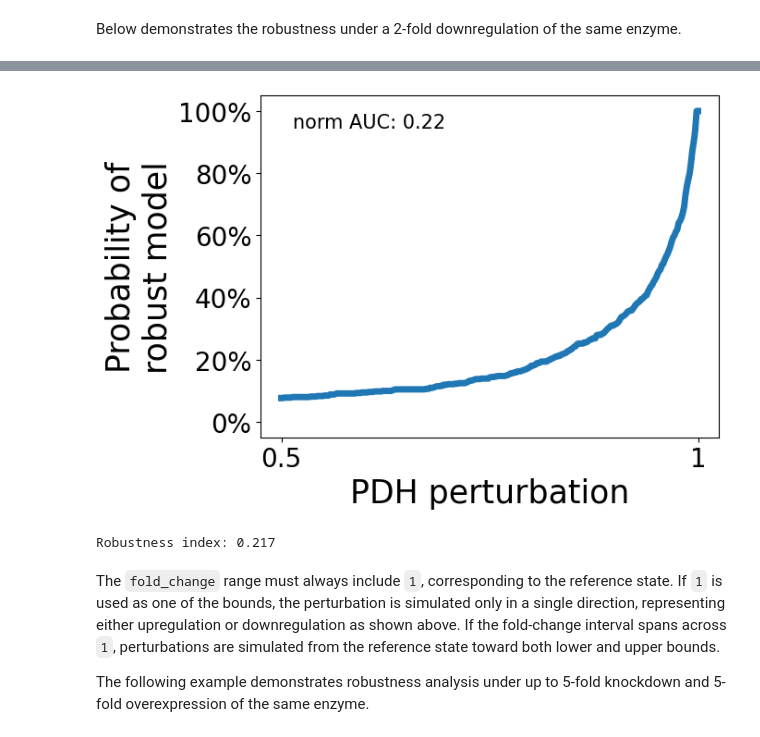
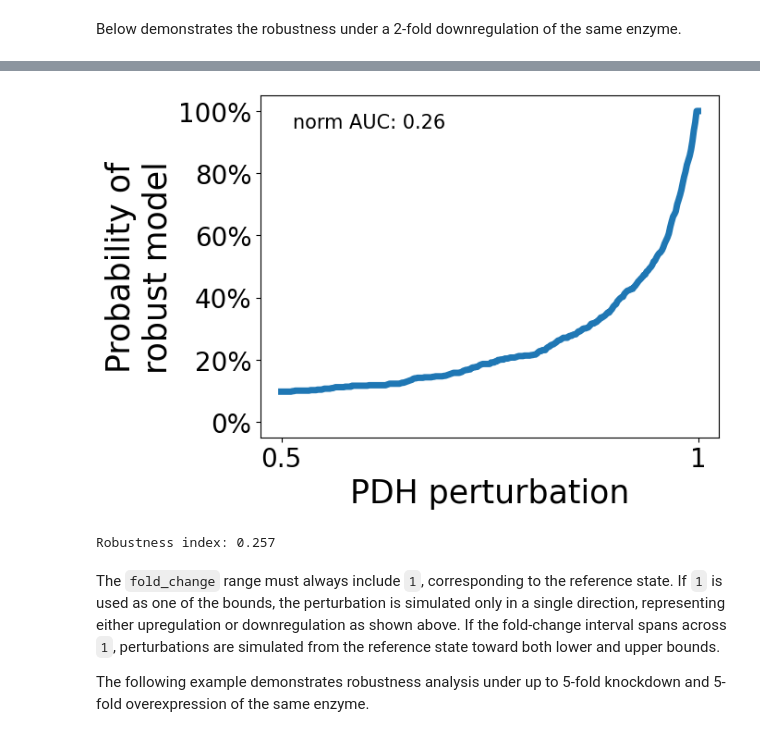
Before and after one commit to Chaowu88/robustnet, a Jupyter notebook: docs/source/evaluate_robustness.ipynb, the cells around one changed output, grey strips where cells are left out. Drawn from its saved outputs; the diff is of its cells as text; code cells hidden in the pictures.

```diff
--- a/docs/source/evaluate_robustness.ipynb
+++ b/docs/source/evaluate_robustness.ipynb
@@ -53,7 +60,7 @@ Below demonstrates the robustness under a 2-fold downregulation of the same enzy
 rob_res = model.evaluate_robustness(
     perturb_enzymes=['PDH'],
     fold_change=(0.5, 1),
-    exclude_metabolites=['Hcyt', 'Hper'],
+    exclude_metabolites=None,
     n_steps=300,
     n_models=1000,
     n_jobs=100
@@ -65,6 +73,6 @@ WARNING: AC, ETOH, FOR, GLC, LAC, O2 appear in rate expressions but not in the s
 INFO: Perturb enzyme PDH (0.5, 1)
-[figure, old version]
+[figure, new version]
-Robustness index: 0.217
+Robustness index: 0.257
 # %% [markdown]
 The `fold_change` range must always include `1`, corresponding to the reference state. If `1` is used as one of the bounds, the perturbation is simulated only in a single direction, representing either upregulation or downregulation as shown above. If the fold-change interval spans across `1`, perturbations are simulated from the reference state toward both lower and upper bounds.
 
```
Also changed, not shown: parts of 11 cells of this notebook.
